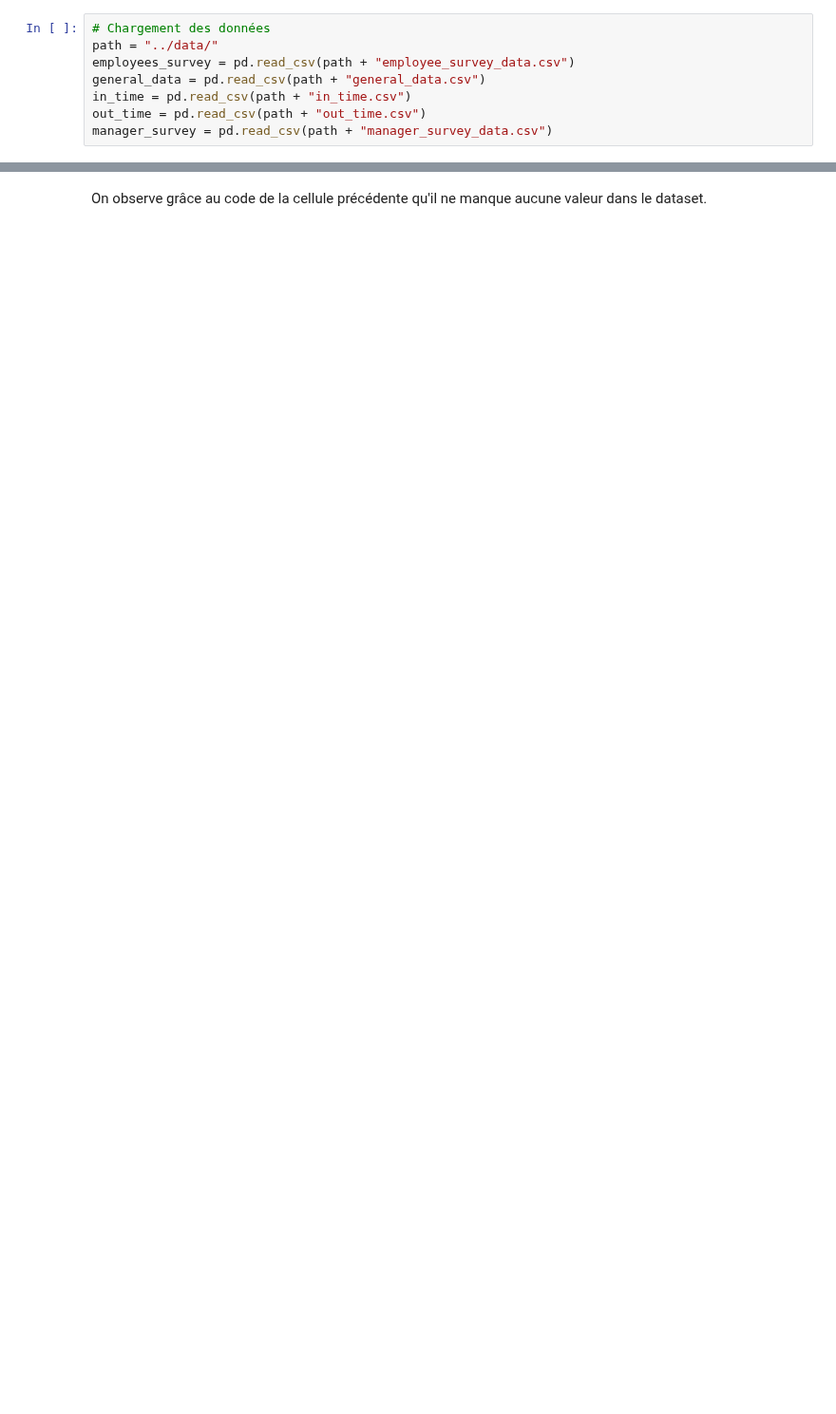
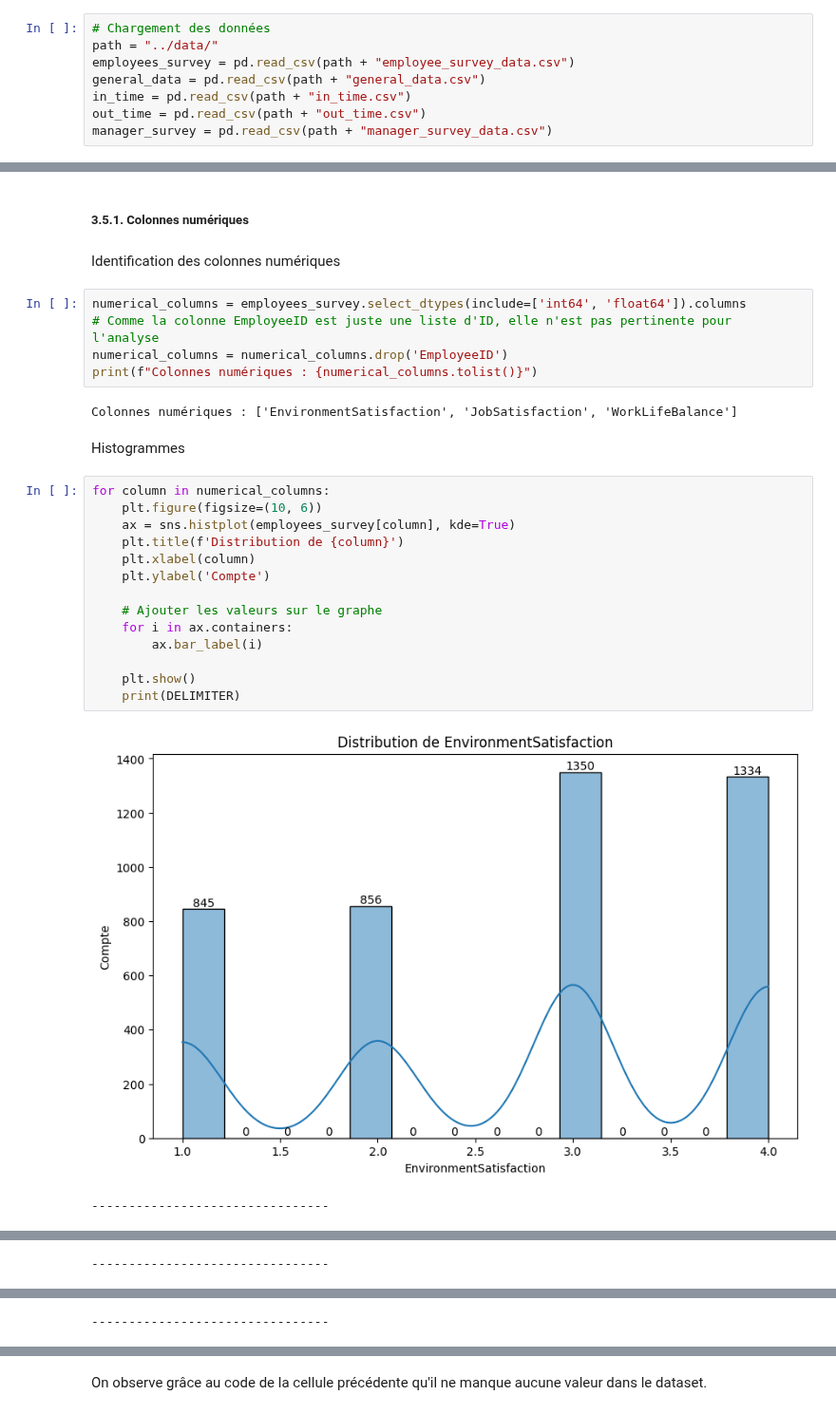
Before and after one commit to warren-gaure/projet-ia, a Jupyter notebook: notebooks/testing.ipynb, the cells around one changed output, grey strips where cells are left out. Shown at 95% size. Drawn from its saved outputs; the diff is of its cells as text; blank space fills up the shorter version.

Commit message:
EDA pour le premier dataset

```diff
--- a/notebooks/testing.ipynb
+++ b/notebooks/testing.ipynb
@@ -23,0 +104,30 @@ manager_survey = pd.read_csv(path + "manager_survey_data.csv")
+# %% [markdown]
+##### 3.5.1. Colonnes numériques
+# %% [markdown]
+Identification des colonnes numériques
+# %%
+numerical_columns = employees_survey.select_dtypes(include=['int64', 'float64']).columns
+# Comme la colonne EmployeeID est juste une liste d'ID, elle n'est pas pertinente pour l'analyse
+numerical_columns = numerical_columns.drop('EmployeeID')
+print(f"Colonnes numériques : {numerical_columns.tolist()}")
+# %% [output]
+Colonnes numériques : ['EnvironmentSatisfaction', 'JobSatisfaction', 'WorkLifeBalance']
+# %% [markdown]
+Histogrammes
+# %%
+for column in numerical_columns:
+    plt.figure(figsize=(10, 6))
+    ax = sns.histplot(employees_survey[column], kde=True)
+    plt.title(f'Distribution de {column}')
+    plt.xlabel(column)
+    plt.ylabel('Compte')
+
+    # Ajouter les valeurs sur le graphe
+    for i in ax.containers:
+        ax.bar_label(i)
+
+    plt.show()
+    print(DELIMITER)
+# %% [output]
+[figure, added]
+--------------------------------
@@ -23,0 +135 @@ manager_survey = pd.read_csv(path + "manager_survey_data.csv")
+--------------------------------
@@ -23,0 +137 @@ manager_survey = pd.read_csv(path + "manager_survey_data.csv")
+--------------------------------
```
Also changed, not shown: parts of 24 cells of this notebook.
